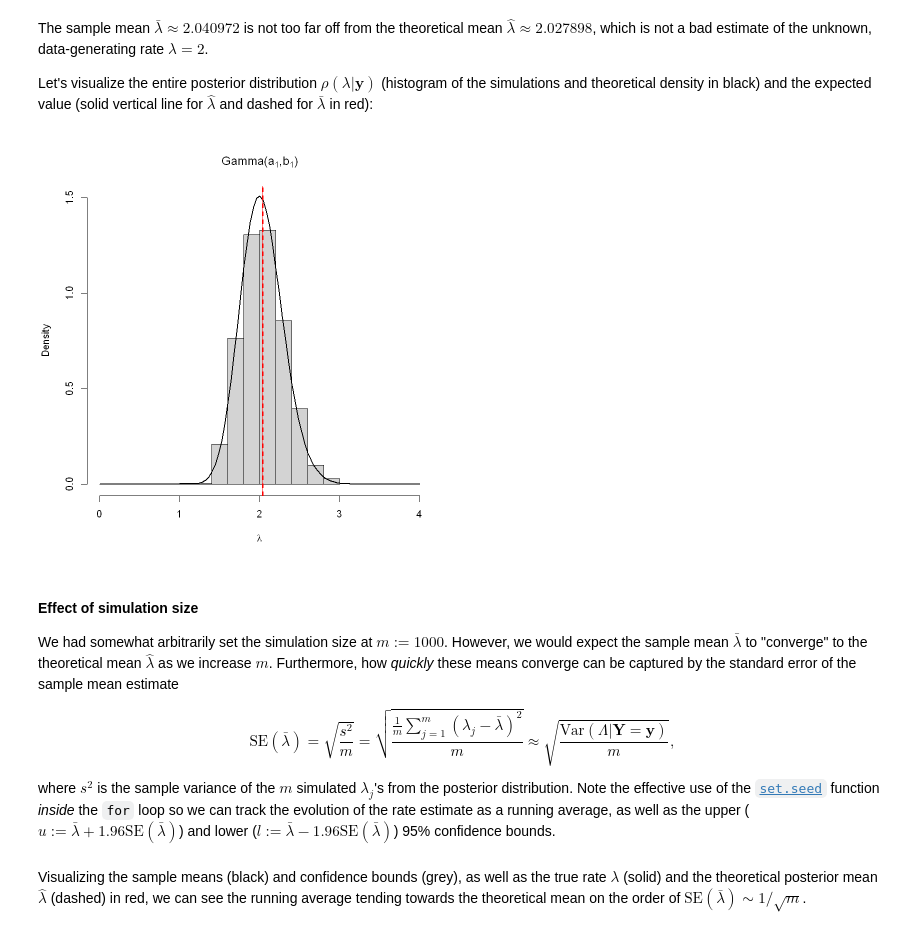
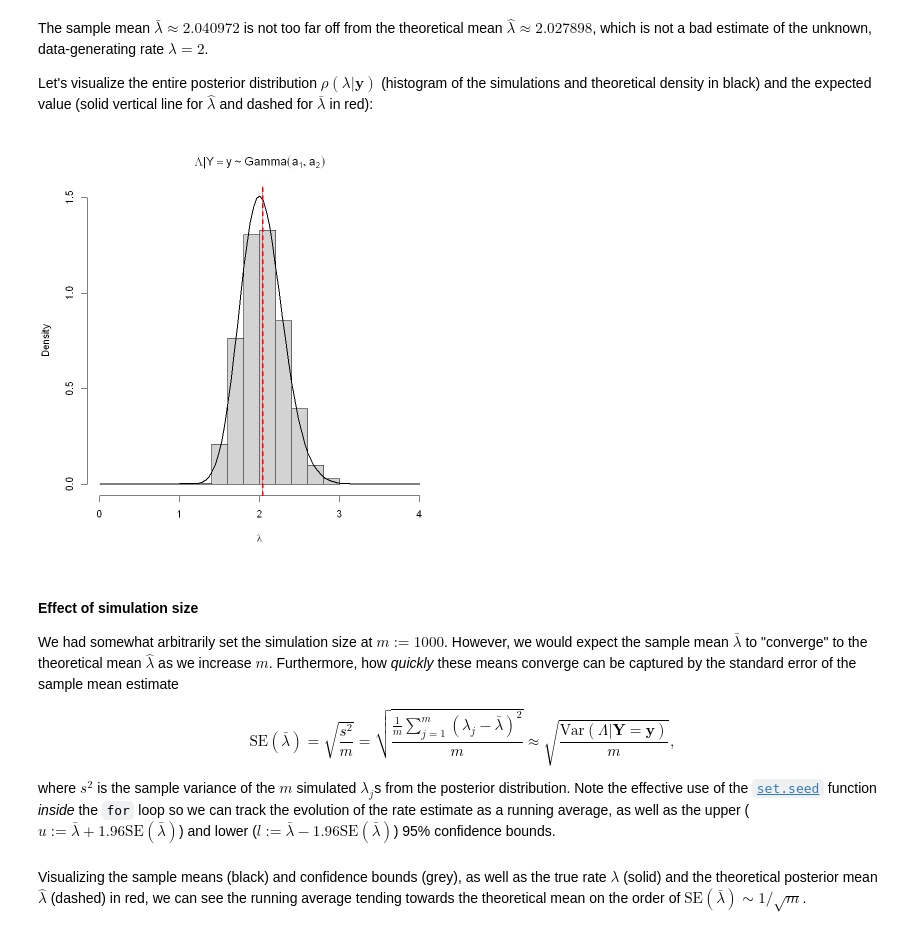
Before and after one commit to mjyshin/math-tutorials, a Jupyter notebook: r-inla/4_bayes_comp.ipynb, the cells around one changed output. Drawn from its saved outputs; the diff is of its cells as text; code cells hidden in the pictures.

```diff
--- a/r-inla/4_bayes_comp.ipynb
+++ b/r-inla/4_bayes_comp.ipynb
@@ -123,12 +123,12 @@ The sample mean $\bar\lambda \approx 2.040972$ is not too far off from the theor
 Let's visualize the entire posterior distribution $\rho(\lambda \vert \mathbf{y})$ (histogram of the simulations and theoretical density in black) and the expected value (solid vertical line for $\hat\lambda$ and dashed for $\bar\lambda$ in red):
 # %%
 hist(lambdas, freq=F, xlim=c(0,4), ylim=c(0,1.5), xlab=expression(lambda),
-     main=expression(paste("Gamma(", a[1], ",", b[1], ")")))
+     main=expression(Lambda *"|"* Y==y %~% textstyle("Gamma")(a[1],a[2])))
 curve(dgamma(x, a1, rate=b1), from=0, to=4, lwd=2, add=T)
 abline(v=lambdahat, col="red")
 abline(v=lambdabar, col="red", lwd=2, lty=2)
 # %% [output]
-[figure, old version]
+[figure, new version]
 # %% [markdown]
 #### Effect of simulation size
 
@@ -138,7 +138,7 @@ $$
 \text{SE}(\bar\lambda) = \sqrt{\frac{s^2}{m}} = \sqrt{\frac{\frac{1}{m}\sum_{j=1}^m (\lambda_j-\bar\lambda)^2}{m}} \approx \sqrt{\frac{\text{Var}(\Lambda\vert\mathbf{Y}=\mathbf{y})}{m}},
 $$
 
-where $s^2$ is the sample variance of the $m$ simulated $\lambda_j$'s from the posterior distribution. Note the effective use of the [`set.seed`](https://stat.ethz.ch/R-manual/R-devel/library/base/html/Random.html) function *inside* the `for` loop so we can track the evolution of the rate estimate as a running average, as well as the upper ($u := \bar\lambda+1.96\text{SE}(\bar\lambda)$) and lower ($l := \bar\lambda-1.96\text{SE}(\bar\lambda)$) 95% confidence bounds.
+where $s^2$ is the sample variance of the $m$ simulated $\lambda_j$s from the posterior distribution. Note the effective use of the [`set.seed`](https://stat.ethz.ch/R-manual/R-devel/library/base/html/Random.html) function *inside* the `for` loop so we can track the evolution of the rate estimate as a running average, as well as the upper ($u := \bar\lambda+1.96\text{SE}(\bar\lambda)$) and lower ($l := \bar\lambda-1.96\text{SE}(\bar\lambda)$) 95% confidence bounds.
 # %%
 set.seed(3)
 N <- 5000
```
Also changed, not shown: parts of 17 cells of this notebook.
